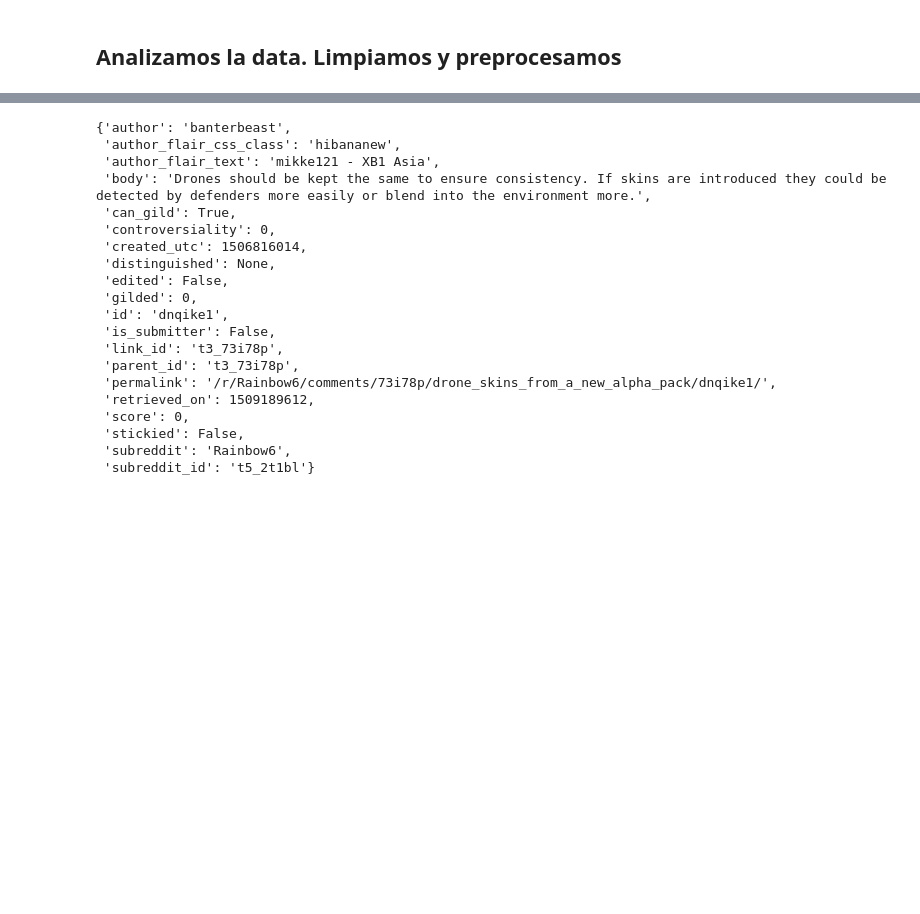
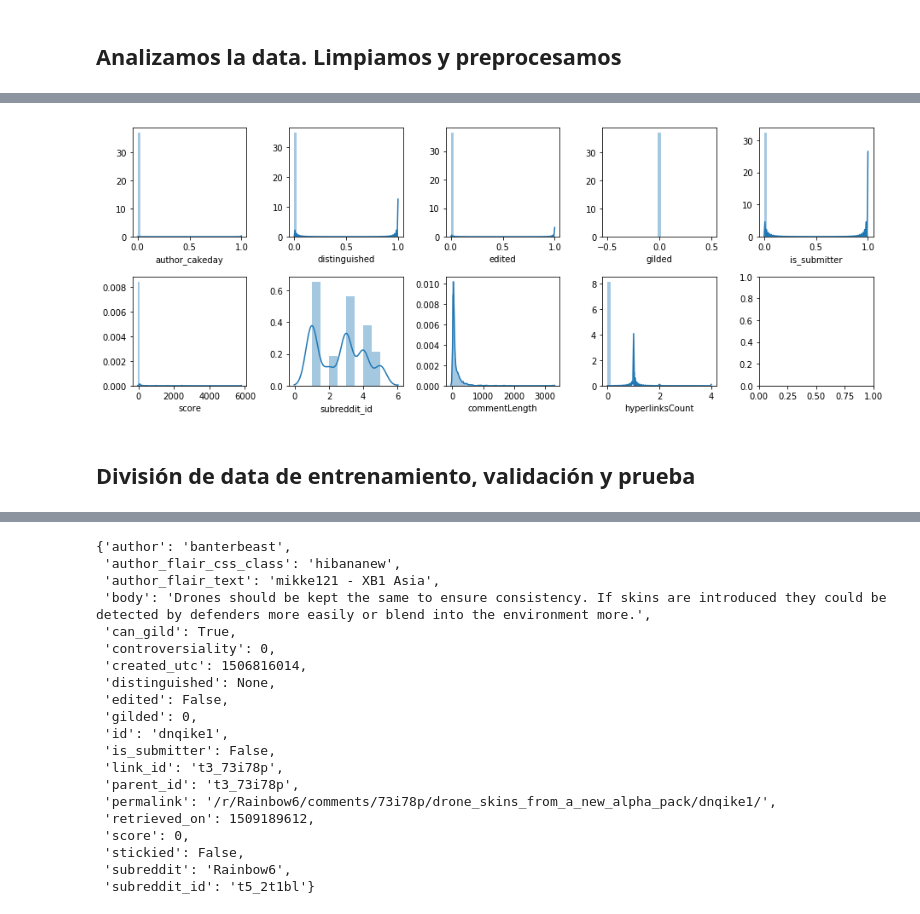
Before and after one commit to JaumeBofi/Reddit-Karma-Predictor, a Jupyter notebook: TA ML.ipynb, the cells around one changed output, grey strips where cells are left out. Drawn from its saved outputs; the diff is of its cells as text; code cells hidden in the pictures; blank space fills up the shorter version.

```diff
--- a/TA ML.ipynb
+++ b/TA ML.ipynb
@@ -39,3 +354,15 @@ for filename in os.listdir(data_directory):
+# %%
+t = df.drop(['body'],axis=1)
+fig, axes = plt.subplots(nrows=2, ncols=5, figsize=(13,5))
+
+for c,ax in zip(t, axes.flatten()):
+    sns.distplot(t[c], ax=ax)
+
+plt.tight_layout()
+# %% [output]
+[figure, added]
+# %% [markdown]
+## División de data de entrenamiento, validación y  prueba
 # %%
 df.shape
 # %% [output]
```
Also changed, not shown: parts of 32 cells of this notebook.
